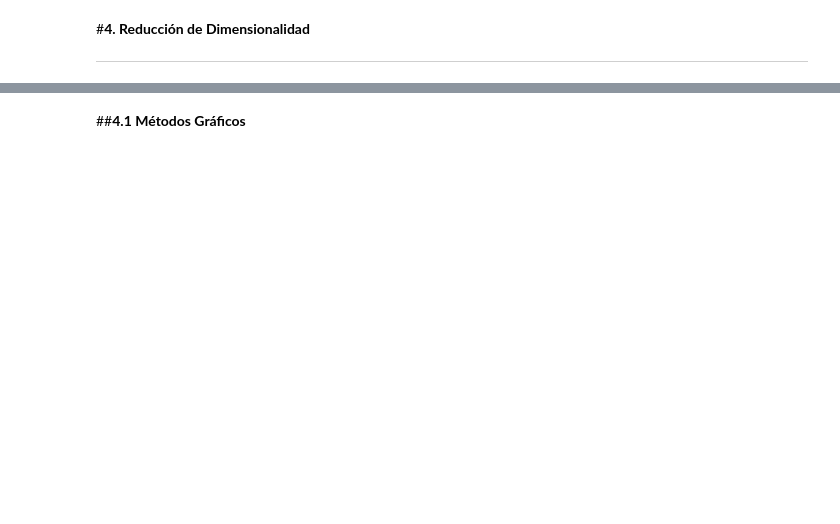
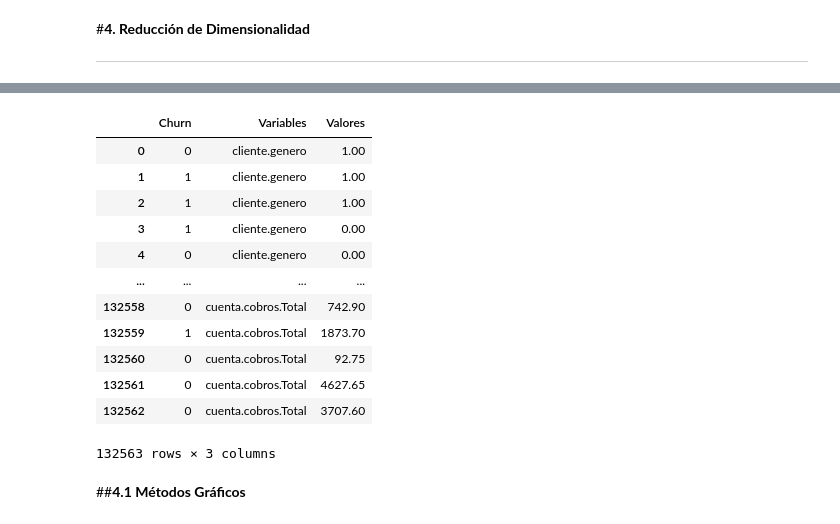
Before and after one commit to Marioarellano21/Telecom_Churn_BXPE, a Jupyter notebook: Gabriel_Telecom_Churn_Data_Cleaning.ipynb, the cells around one changed output, grey strips where cells are left out. Saved outputs shown, nothing was run; the diff lists cells and outputs as text; code cells hidden in the pictures; blank space fills up the shorter version.

```diff
--- a/Gabriel_Telecom_Churn_Data_Cleaning.ipynb
+++ b/Gabriel_Telecom_Churn_Data_Cleaning.ipynb
@@ -519,2 +586,18 @@ model.score(X_test, y_test)
+# %%
+df_melted
+# %% [output]
+|  | Churn | Variables | Valores |
+| 0 | 0 | cliente.genero | 1.00 |
+| 1 | 1 | cliente.genero | 1.00 |
+| 2 | 1 | cliente.genero | 1.00 |
+| 3 | 1 | cliente.genero | 0.00 |
+| 4 | 0 | cliente.genero | 0.00 |
+| ... | ... | ... | ... |
+| 132558 | 0 | cuenta.cobros.Total | 742.90 |
+| 132559 | 1 | cuenta.cobros.Total | 1873.70 |
+| 132560 | 0 | cuenta.cobros.Total | 92.75 |
+| 132561 | 0 | cuenta.cobros.Total | 4627.65 |
+| 132562 | 0 | cuenta.cobros.Total | 3707.60 |
+132563 rows × 3 columns
 # %% [markdown]
 ##**4.1 Métodos Gráficos**
```
Also changed, not shown: parts of 35 cells of this notebook.
